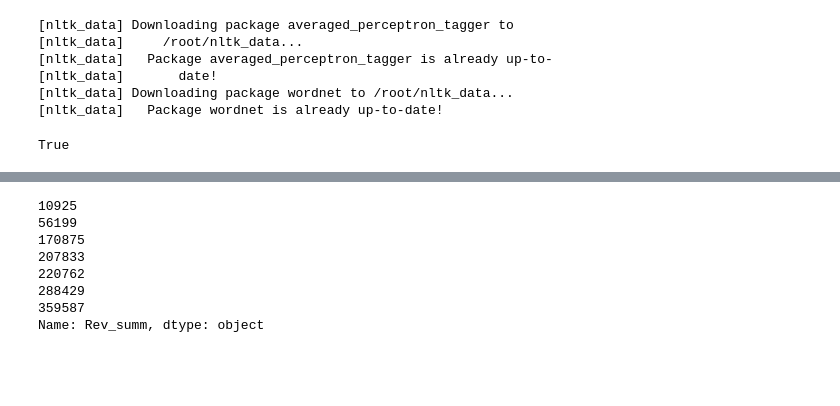
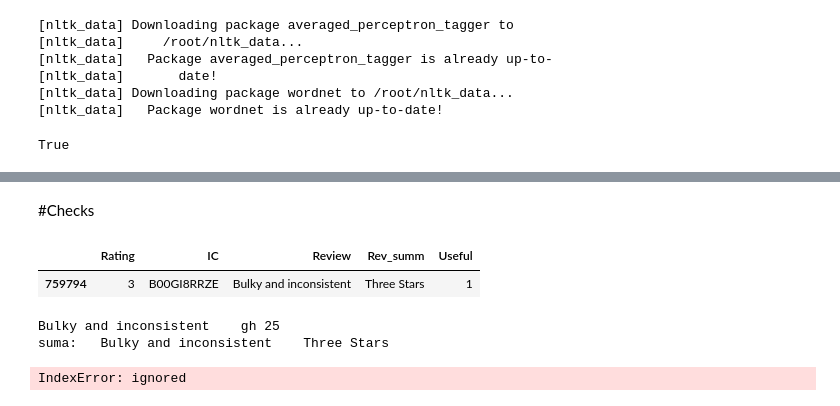
Before and after one commit to DipeshChothwe/PRODUCT-REVIEW-SUMMARIZATION, a Jupyter notebook: Summary_words_from_reviews_problem.ipynb, the cells around one changed output, grey strips where cells are left out. Cells and saved outputs as stored; diff of their text form; code cells hidden in the pictures; blank space fills up the shorter version.

```diff
--- a/Summary_words_from_reviews_problem.ipynb
+++ b/Summary_words_from_reviews_problem.ipynb
@@ -264,3 +264,5 @@ A value is trying to be set on a copy of a slice from a DataFrame
 
 See the caveats in the documentation: https://pandas.pydata.org/pandas-docs/stable/user_guide/indexing.html#returning-a-view-versus-a-copy
   self._where(~key, value, inplace=True)
+# %%
+reviews_data['Useful'] = reviews_data['Useful'] + 1
@@ -391,17 +392,19 @@ dictionary['B00G9TJIR2']
-# %%
-dictionary['B00G9TJIR2']['Rev_summ']
-# %% [output]
-10925
-56199
-170875
-207833
-220762
-288429
-359587
-Name: Rev_summ, dtype: object
 # %%
 finaltable = pd.DataFrame(data).T
 finaltable
 # %%
 database = pd.DataFrame(data)
 database.to_csv('/content/drive/My Drive/keywords.csv', index=False)
+# %% [markdown]
+#Checks
+# %%
+dictionary['B00GI8RRZE']
+# %% [output]
+|  | Rating | IC | Review | Rev_summ | Useful |
+| 759794 | 3 | B00GI8RRZE | Bulky and inconsistent | Three Stars | 1 |
+# %%
+final_file('B00GI8RRZE')
+# %% [output]
+Bulky and inconsistent    gh 25
+suma:   Bulky and inconsistent    Three Stars
+IndexError: ignored
```
Also changed, not shown: parts of 11 cells of this notebook.
